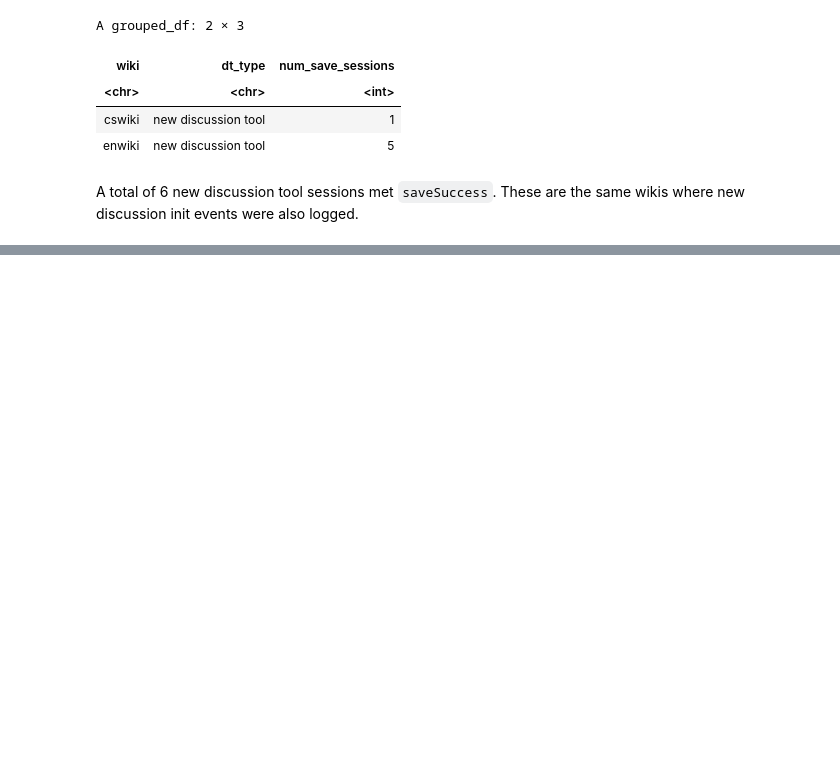
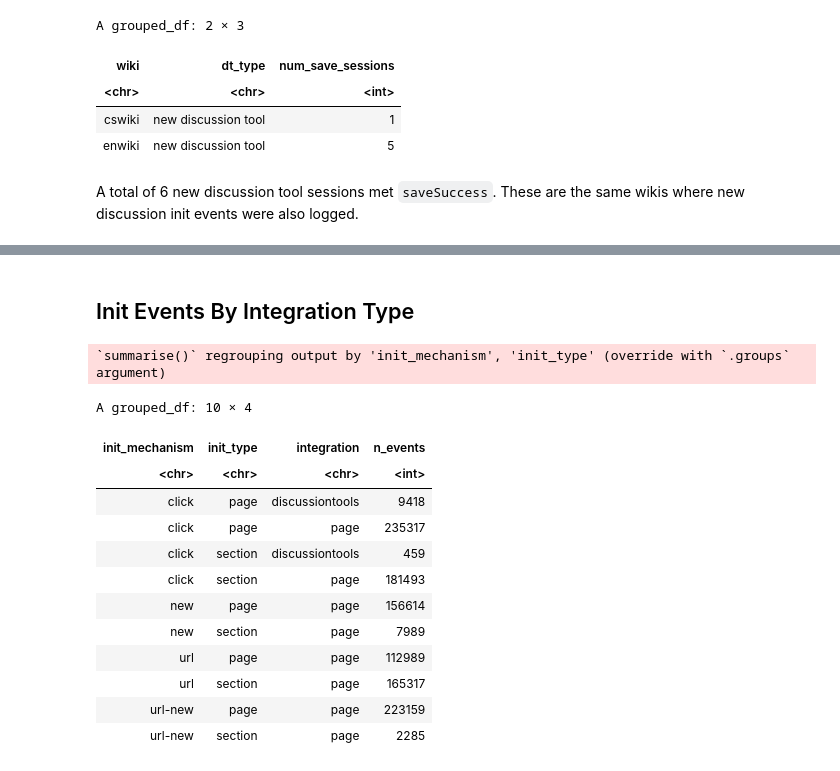
Before and after one commit to wikimedia-research/New-discussion-tool-analysis-2020, a Jupyter notebook: QA/new_discussion_tool_event_qa.ipynb, the cells around one changed output, grey strips where cells are left out. Saved outputs shown, nothing was run; the diff lists cells and outputs as text; code cells hidden in the pictures; blank space fills up the shorter version.

```diff
--- a/QA/new_discussion_tool_event_qa.ipynb
+++ b/QA/new_discussion_tool_event_qa.ipynb
@@ -222,0 +301,23 @@ A total of 6 new discussion tool sessions met `saveSuccess`. These are the same
+# %% [markdown]
+## Init Events By Integration Type
+# %%
+init_events_byintegration <- collect_init_events_all %>%
+    group_by(init_mechanism, init_type, integration) %>%
+    summarise(n_events = sum(n_events))
+
+init_events_byintegration
+# %% [output]
+`summarise()` regrouping output by 'init_mechanism', 'init_type' (override with `.groups` argument)
+A grouped_df: 10 × 4
+| init_mechanism | init_type | integration | n_events |
+| <chr> | <chr> | <chr> | <int> |
+| click | page | discussiontools | 9418 |
+| click | page | page | 235317 |
+| click | section | discussiontools | 459 |
+| click | section | page | 181493 |
+| new | page | page | 156614 |
+| new | section | page | 7989 |
+| url | page | page | 112989 |
+| url | section | page | 165317 |
+| url-new | page | page | 223159 |
+| url-new | section | page | 2285 |
```
Also changed, not shown: parts of 27 cells of this notebook.
